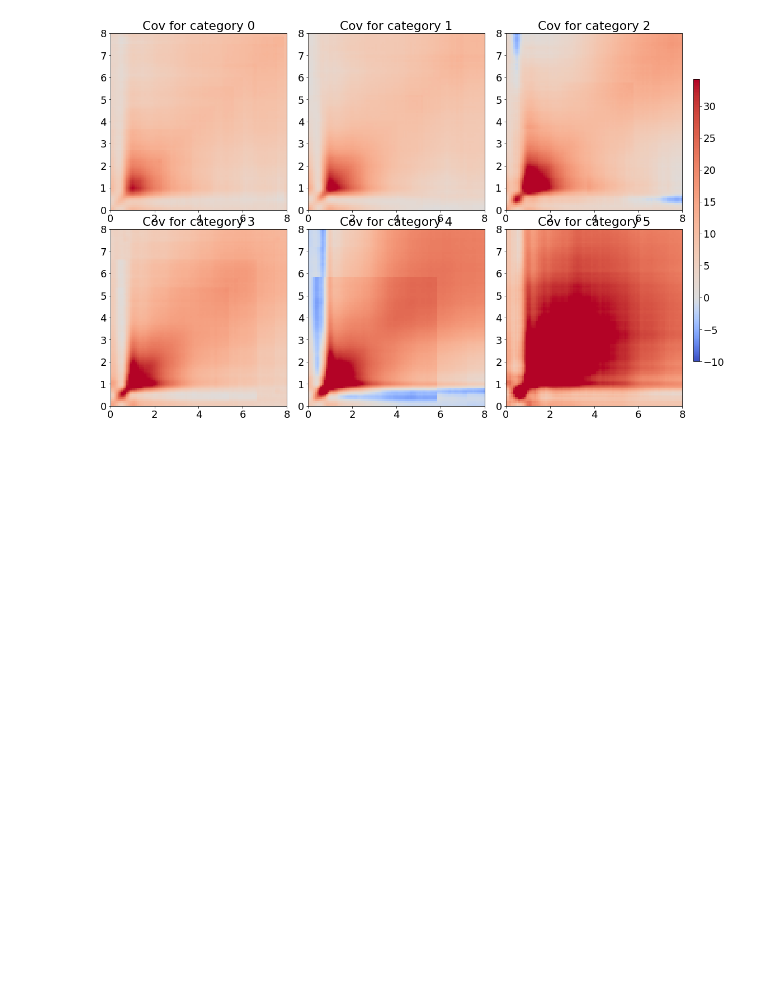
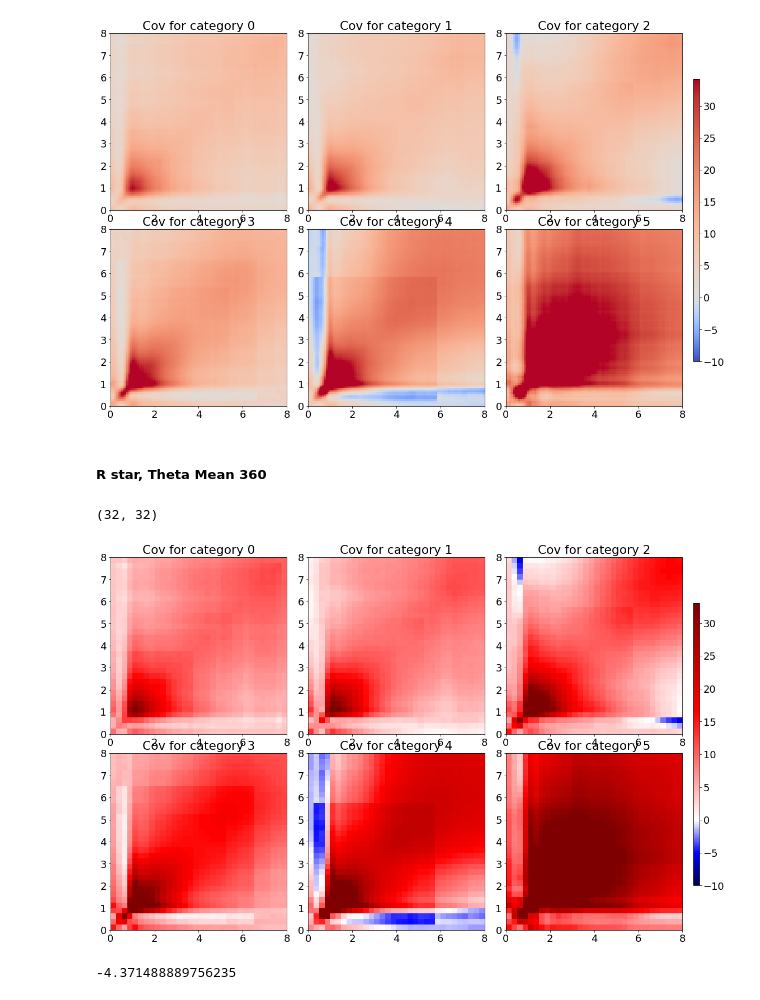
Before and after one commit to E-leg/Project_Tropical_Cyclones, a Jupyter notebook: tc_sar_stats.ipynb, the cells around one changed output. Drawn from its saved outputs; the diff is of its cells as text; code cells hidden in the pictures; blank space fills up the shorter version.

```diff
--- a/tc_sar_stats.ipynb
+++ b/tc_sar_stats.ipynb
@@ -644,3 +647,5 @@ plt.tight_layout()
 plt.show()
 # %% [output]
 [figure]
+# %% [markdown]
+##### R star, Theta Mean 360
@@ -646,0 +679,35 @@ plt.show()
+# %%
+compute_cov = lambda X : np.nanmean(np.array([np.outer(x,x) for x in X]), axis=0)
+
+X_by_cat = [wind_polars[cats == i] for i in range(cats.max()+1)]
+
+Xc_by_cat = [x - np.nanmean(x, axis=0) for x in X_by_cat]
+
+Cov_by_cat = [compute_cov(xc) for xc in Xc_by_cat]
+
+Cov_by_cat[0].shape
+# %% [output]
+(32, 32)
+# %%
+# Plot covariance Matrix
+divnorm = colors.TwoSlopeNorm(vmin=-10, vcenter=0.)
+
+ims = [None]*6
+
+fig, axes = plt.subplots(nrows=2, ncols=3)
+for i,ax in enumerate(axes.flat):
+    ax.set_title(f'Cov for category {i}')
+    ims[i] = ax.imshow(Cov_by_cat[i], cmap="seismic", norm=divnorm, origin='lower', extent=[0,8,0,8])
+
+fig.subplots_adjust(right=0.8)
+cbar_ax = fig.add_axes([1, 0.15, 0.01, 0.7])
+fig.colorbar(ims[3], cax=cbar_ax)
+
+plt.tight_layout()
+plt.show()
+# %% [output]
+[figure, added]
+# %%
+Cov_by_cat[4][1,20]
+# %% [output]
+-4.371488889756235
```
Also changed, not shown: parts of 14 cells of this notebook.
